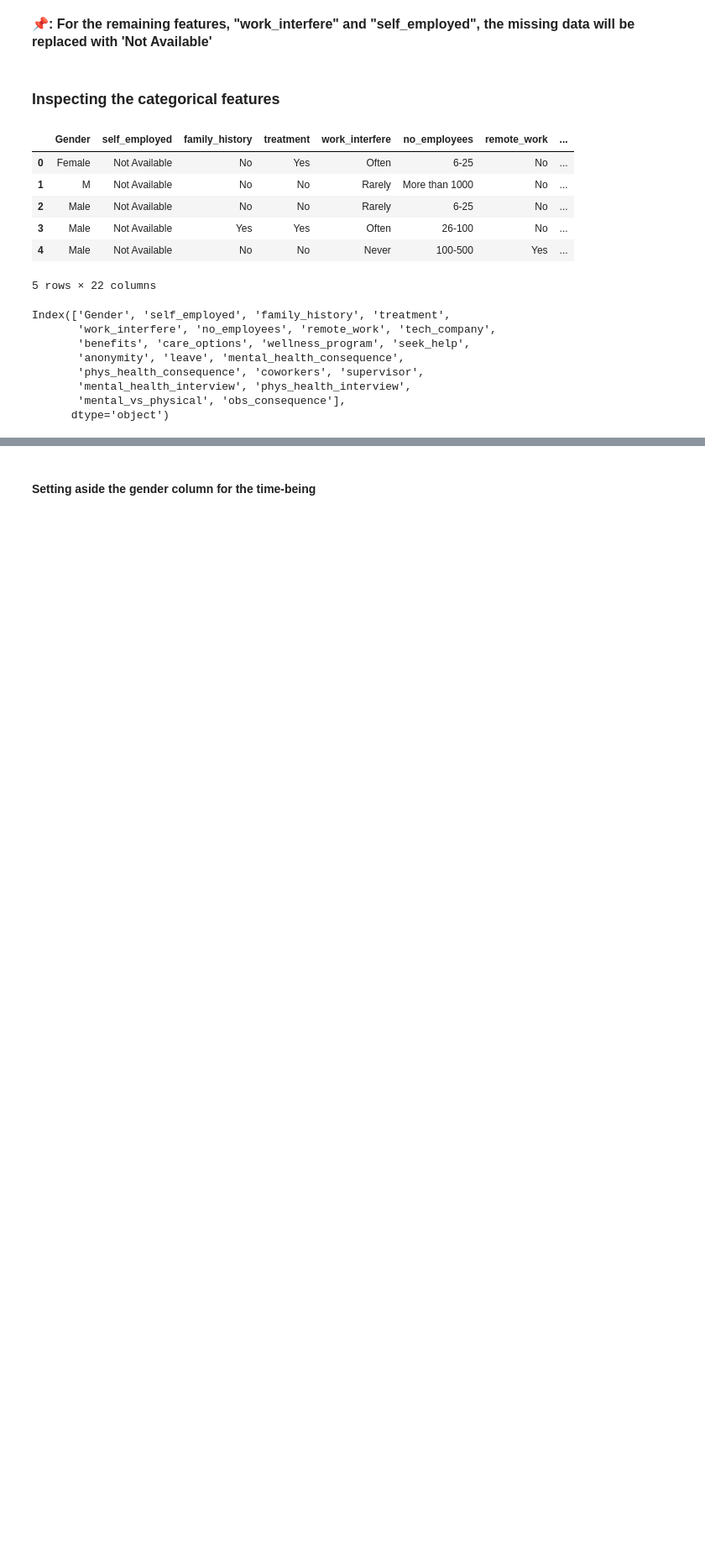
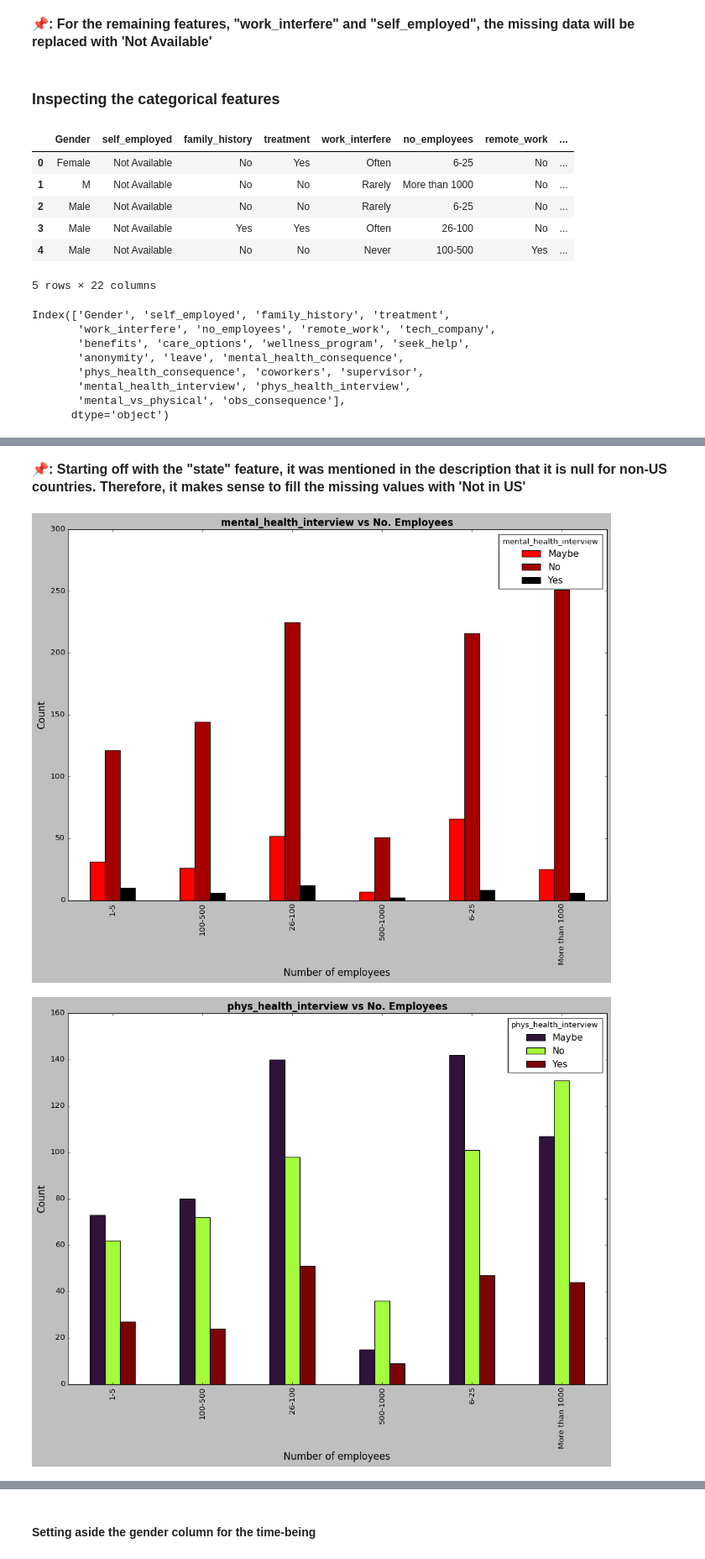
Before and after one commit to Abhijith-Nagarajan/Machine-Learning-Training, a Jupyter notebook: Mental_Health_In_Tech-Analysis.ipynb, the cells around one changed output, grey strips where cells are left out. Shown at 84% size. Saved outputs shown, nothing was run; the diff lists cells and outputs as text; code cells hidden in the pictures; blank space fills up the shorter version.

```diff
--- a/Mental_Health_In_Tech-Analysis.ipynb
+++ b/Mental_Health_In_Tech-Analysis.ipynb
@@ -240,0 +271,8 @@ professional_features_nature = ['no_employees','remote_work','tech_company','cow
+# %% [markdown]
+<p style="font-family:verdana;font-size:16px"><b>📌: Starting off with the "state" feature, it was mentioned in the description that it is null for non-US countries. Therefore, it makes sense to fill the missing values with 'Not in US'</b></p>
+# %%
+for index in range(8,12):
+    plot_perks(categorical_data,professional_features_perks[index],colormaps[index%4])
+# %% [output]
+[figure, added]
+[figure, added]
```
Also changed, not shown: parts of 19 cells of this notebook.
